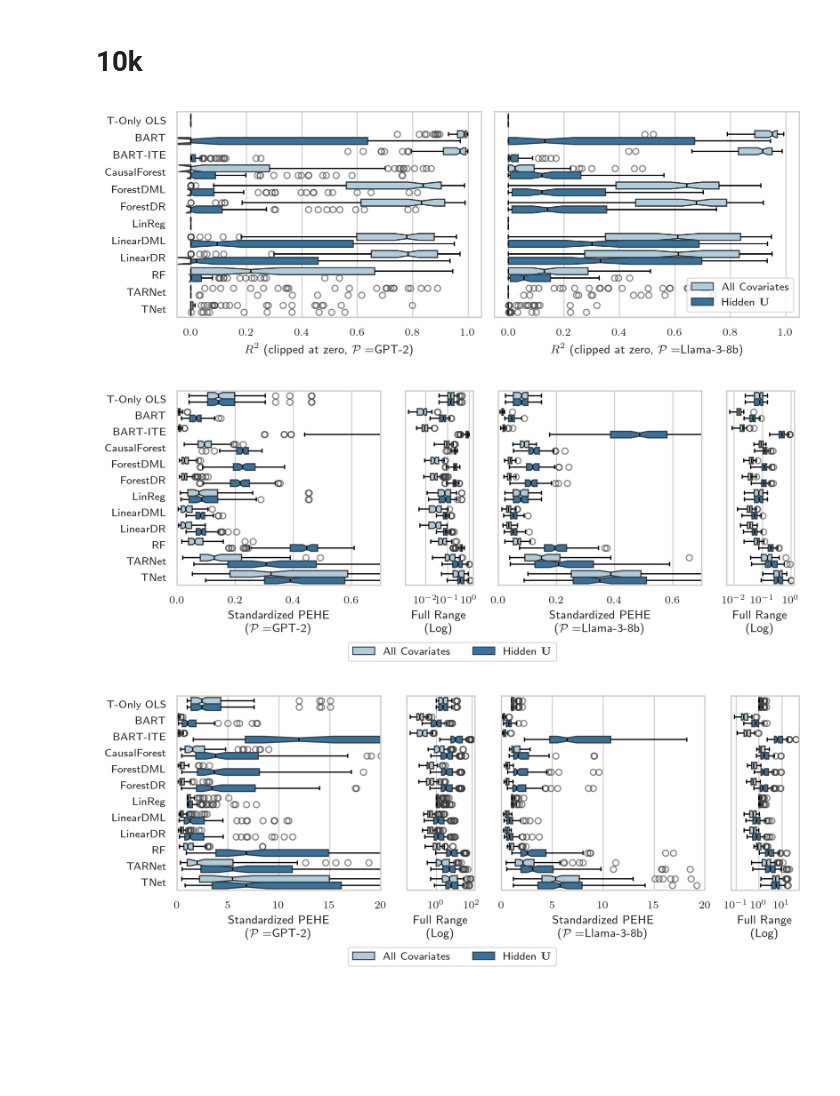
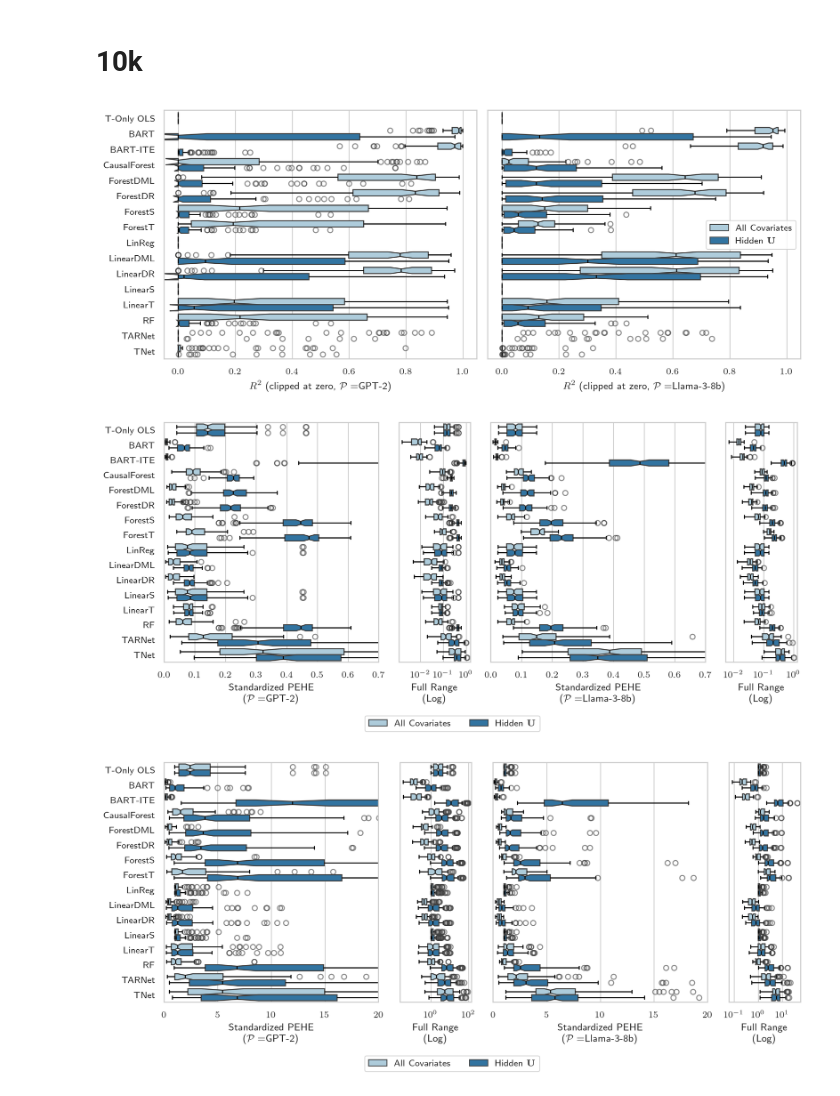
Before and after one commit to parallelArchitect/sequence-driven-scms, a Jupyter notebook: benchmark.ipynb, the cells around one changed output. Drawn from its saved outputs; the diff is of its cells as text; code cells hidden in the pictures; blank space fills up the shorter version.

```diff
--- a/benchmark.ipynb
+++ b/benchmark.ipynb
@@ -37,8 +47,18 @@ warnings.filterwarnings('ignore')
 # %%
-method_order = ['T-Only OLS', 'BART', 'ForestDML', 'ForestDR', 'LinReg', 'LinearDML', 'LinearDR', 'RF']
+ate_method_order = ['T-Only OLS', 'BART', 'ForestDML', 'ForestDR', 'ForestS', 'ForestT', 'LinReg', 'LinearDML', 'LinearDR', 'LinearS', 'LinearT', 'RF']
+cate_method_order = ['T-Only OLS', 'BART', 'BART-ITE', 'CausalForest', 'ForestDML', 'ForestDR', 'ForestS', 'ForestT', 'LinReg', 'LinearDML', 'LinearDR', 'LinearS', 'LinearT', 'RF', 'TARNet', 'TNet']
+interval_method_order = ['T-Only OLS', 'BART', 'BART-ITE', 'CausalForest', 'CQR', 'ForestDML', 'ForestDR', 'LinearDML', 'LinearDR']
+
 ate_performance_df = format_ate_performance_df(estimation_df=estimation_df)
-ate_performance_df = ate_performance_df.rename(index={'NaiveLinReg': 'T-Only OLS', 'CausalForestDML': 'ForestDML'})
-ate_performance_df.loc[method_order]
+ate_performance_df = ate_performance_df.rename(index={
+    'NaiveLinReg': 'T-Only OLS',
+    'CausalForestDML': 'ForestDML',
+    'LinearSLearner': 'LinearS',
+    'LinearTLearner': 'LinearT',
+    'ForestSLearner': 'ForestS',
+    'ForestTLearner': 'ForestT',
+})
+ate_performance_df.loc[ate_method_order]
 # %% [output]
 | model_name | gpt2 |  |  |  | ... |
 |  | R2 |  | RMSE |  | ... |
@@ -375,7 +401,11 @@ cate_10k_performance_df['method_name'] = cate_10k_performance_df['method_name'].
     'NaiveLinReg': 'T-Only OLS',
     'CausalForestDML': 'ForestDML',
     'SNet1': 'TARNet',
-    'Conformal': 'CQR'
+    'Conformal': 'CQR',
+    'LinearSLearner': 'LinearS',
+    'LinearTLearner': 'LinearT',
+    'ForestSLearner': 'ForestS',
+    'ForestTLearner': 'ForestT',
 })
 
 boxplot_settings = {
@@ -391,8 +421,7 @@ showmeans = False
 sns.set(rc={'text.usetex' : True}, font_scale=1, context='paper')
 sns.set_style('whitegrid')
 
-method_order = ['T-Only OLS', 'BART', 'BART-ITE', 'CausalForest', 'ForestDML', 'ForestDR', 'LinReg', 'LinearDML', 'LinearDR', 'RF', 'TARNet', 'TNet']
-fig, axes = plt.subplots(nrows=1, ncols=2, sharey=True, figsize=(8, 3), dpi=300, sharex=True)
+fig, axes = plt.subplots(nrows=1, ncols=2, sharey=True, figsize=(9.5, 4), dpi=300, sharex=True)
 axes = axes.ravel()
 sns.boxplot(
     data=cate_10k_performance_df[cate_10k_performance_df['model_name'] == 'gpt2'],
@@ -401,7 +430,7 @@ sns.boxplot(
     hue='setting',
     showmeans=showmeans,
     ax=axes[0],
-    order=method_order,
+    order=cate_method_order,
     **boxplot_settings
 )
 axes[0].set_ylabel('')
@@ -415,7 +444,7 @@ sns.boxplot(
     hue='setting',
     showmeans=showmeans,
     ax=axes[1],
-    order=method_order,
+    order=cate_method_order,
     **boxplot_settings
 )
 axes[1].legend(title=None)
@@ -426,7 +455,7 @@ axes[1].xaxis.grid(True)
 plt.tight_layout()
 plt.show()
 
-fig, axes = plt.subplots(nrows=1, ncols=4, sharey=True, width_ratios=(3, 1, 3, 1), figsize=(8, 3), dpi=300, sharex=False)
+fig, axes = plt.subplots(nrows=1, ncols=4, sharey=True, width_ratios=(3, 1, 3, 1), figsize=(9.5, 4), dpi=300, sharex=False)
 axes = axes.ravel()
 sns.boxplot(
     data=cate_10k_performance_df[cate_10k_performance_df['model_name'] == 'gpt2'],
@@ -435,7 +464,7 @@ sns.boxplot(
     hue='setting',
     showmeans=showmeans,
     ax=axes[0],
-    order=method_order,
+    order=cate_method_order,
     **boxplot_settings
 )
 axes[0].set_ylabel('')
@@ -449,7 +478,7 @@ sns.boxplot(
     hue='setting',
     showmeans=showmeans,
     ax=axes[1],
-    order=method_order,
+    order=cate_method_order,
     **boxplot_settings
 )
 axes[1].set_ylabel('')
@@ -463,7 +492,7 @@ sns.boxplot(
     hue='setting',
     showmeans=showmeans,
     ax=axes[2],
-    order=method_order,
+    order=cate_method_order,
     **boxplot_settings
 )
 axes[2].legend().remove()
@@ -475,7 +504,7 @@ sns.boxplot(
     hue='setting',
     showmeans=showmeans,
     ax=axes[3],
-    order=method_order,
+    order=cate_method_order,
     **boxplot_settings
 )
 axes[3].legend().remove()
@@ -493,7 +522,7 @@ fig.legend(handles, labels, loc='lower center', bbox_to_anchor=(0.5, -0.07), nco
 plt.tight_layout()
 plt.show()
 
-fig, axes = plt.subplots(nrows=1, ncols=4, sharey=True, width_ratios=(3, 1, 3, 1), figsize=(8, 3), dpi=300, sharex=False)
+fig, axes = plt.subplots(nrows=1, ncols=4, sharey=True, width_ratios=(3, 1, 3, 1), figsize=(9.5, 4), dpi=300, sharex=False)
 axes = axes.ravel()
 sns.boxplot(
     data=cate_10k_performance_df[cate_10k_performance_df['model_name'] == 'gpt2'],
@@ -502,7 +531,7 @@ sns.boxplot(
     hue='setting',
     showmeans=showmeans,
     ax=axes[0],
-    order=method_order,
+    order=cate_method_order,
     **boxplot_settings
 )
 axes[0].set_ylabel('')
@@ -516,7 +545,7 @@ sns.boxplot(
     hue='setting',
     showmeans=showmeans,
     ax=axes[1],
-    order=method_order,
+    order=cate_method_order,
     **boxplot_settings
 )
 axes[1].set_ylabel('')
@@ -530,7 +559,7 @@ sns.boxplot(
     hue='setting',
     showmeans=showmeans,
     ax=axes[2],
-    order=method_order,
+    order=cate_method_order,
     **boxplot_settings
 )
 axes[2].legend().remove()
@@ -542,7 +571,7 @@ sns.boxplot(
     hue='setting',
     showmeans=showmeans,
     ax=axes[3],
-    order=method_order,
+    order=cate_method_order,
     **boxplot_settings
 )
 axes[3].legend().remove()
@@ -561,7 +590,6 @@ plt.tight_layout()
 plt.show()
 
 # intervals
-method_order = ['BART', 'BART-ITE', 'CausalForest', 'ForestDML', 'CQR', 'ForestDR', 'LinearDML', 'LinearDR']
 fig, axes = plt.subplots(nrows=1, ncols=4, sharey=True, figsize=(8, 3), dpi=300, sharex=False)
 axes = axes.ravel()
 sns.boxplot(
@@ -570,7 +598,7 @@ sns.boxplot(
     x='coverage_cate',
     hue='setting',
     ax=axes[0],
-    order=method_order,
+    order=interval_method_order,
     **boxplot_settings
 )
 axes[0].axvline(x=0.95, color='red')
@@ -584,7 +612,7 @@ sns.boxplot(
     x='sd_width_cate',
     hue='setting',
     ax=axes[1],
-    order=method_order,
+    order=interval_method_order,
     **boxplot_settings
 )
 axes[1].legend().remove()
@@ -594,35 +622,35 @@ sns.boxplot(
     y='method_name',
     x='coverage_cate',
     hue='setting',
     ax=axes[2],
-    order=method_order,
+    order=interval_method_order,
     **boxplot_settings
 )
 axes[2].axvline(x=0.95, color='red')
 axes[2].legend().remove()
 axes[2].set_xlabel('Empirical Coverage\n' + r'($\mathcal{P}=$Llama-3-8b)')
 
 sns.boxplot(
     data=cate_10k_performance_df[cate_10k_performance_df['model_name'] == 'llama-3-8b'].dropna(subset=['coverage_cate']),
     y='method_name',
     x='sd_width_cate',
     hue='setting',
     ax=axes[3],
-    order=method_order,
+    order=interval_method_order,
     **boxplot_settings
 )
 handles, labels = axes[3].get_legend_handles_labels()
 axes[3].legend().remove()
 axes[3].set_xlabel('Standardized Mean Width\n' + r'($\mathcal{P}=$Llama-3-8b)')
 
 axes[0].xaxis.grid(True)
 axes[1].xaxis.grid(True)
 axes[2].xaxis.grid(True)
 axes[3].xaxis.grid(True)
 fig.legend(handles, labels, loc='lower center', bbox_to_anchor=(0.5, -0.07), ncol=2, fancybox=True, shadow=False)
 plt.tight_layout()
 plt.show()
 # %% [output]
-[figure, old version]
+[figure, new version]
-[figure, old version]
+[figure, new version]
-[figure, old version]
+[figure, new version]
```
Also changed, not shown: parts of 12 cells of this notebook, 2 other files.
